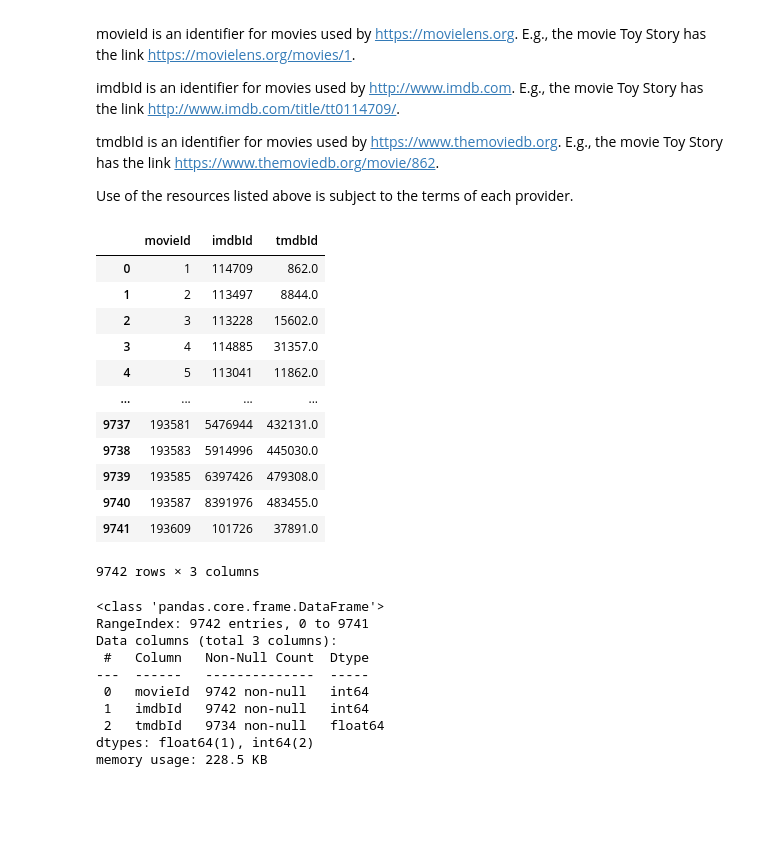
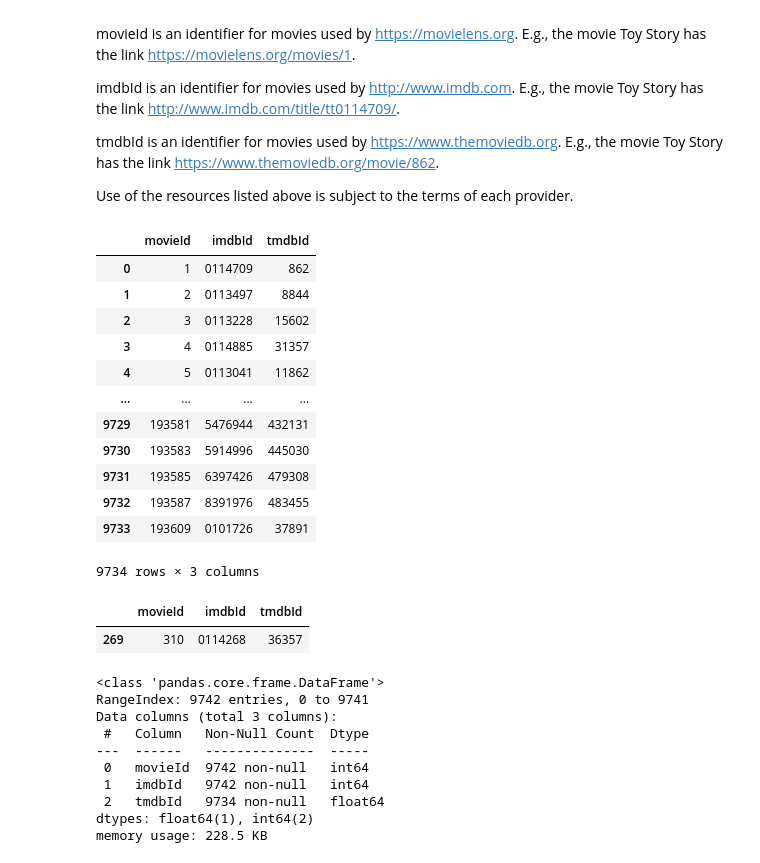
Before and after one commit to Donal-Flanagan/flix_recommender, a Jupyter notebook: notebooks/1_initial_data_exploration.ipynb, the cells around one changed output. Cells and saved outputs as stored; diff of their text form; code cells hidden in the pictures; blank space fills up the shorter version.

```diff
--- a/notebooks/1_initial_data_exploration.ipynb
+++ b/notebooks/1_initial_data_exploration.ipynb
@@ -46,22 +46,31 @@ tmdbId is an identifier for movies used by <https://www.themoviedb.org>. E.g., t
 
 Use of the resources listed above is subject to the terms of each provider.
 # %%
-links = pd.read_csv('../data/links.csv')
-links
+links_df = pd.read_csv(
+    'data/ml-latest-small/links.csv',
+    usecols=['movieId', 'imdbId', 'tmdbId'],
+    dtype={'movieId': int, 'imdbId': str, 'tmdbId': str}
+)
+links_df
 # %% [output]
 |  | movieId | imdbId | tmdbId |
-| 0 | 1 | 114709 | 862.0 |
-| 1 | 2 | 113497 | 8844.0 |
-| 2 | 3 | 113228 | 15602.0 |
-| 3 | 4 | 114885 | 31357.0 |
-| 4 | 5 | 113041 | 11862.0 |
+| 0 | 1 | 0114709 | 862 |
+| 1 | 2 | 0113497 | 8844 |
+| 2 | 3 | 0113228 | 15602 |
+| 3 | 4 | 0114885 | 31357 |
+| 4 | 5 | 0113041 | 11862 |
 | ... | ... | ... | ... |
-| 9737 | 193581 | 5476944 | 432131.0 |
-| 9738 | 193583 | 5914996 | 445030.0 |
-| 9739 | 193585 | 6397426 | 479308.0 |
-| 9740 | 193587 | 8391976 | 483455.0 |
-| 9741 | 193609 | 101726 | 37891.0 |
+| 9729 | 193581 | 5476944 | 432131 |
+| 9730 | 193583 | 5914996 | 445030 |
+| 9731 | 193585 | 6397426 | 479308 |
+| 9732 | 193587 | 8391976 | 483455 |
+| 9733 | 193609 | 0101726 | 37891 |
-9742 rows × 3 columns
+9734 rows × 3 columns
+# %%
+links_df[links_df.movieId==310]
+# %% [output]
+|  | movieId | imdbId | tmdbId |
+| 269 | 310 | 0114268 | 36357 |
 # %%
 links.info()
 # %% [output]
```
Also changed, not shown: parts of 2 cells of this notebook, 12 other files.
